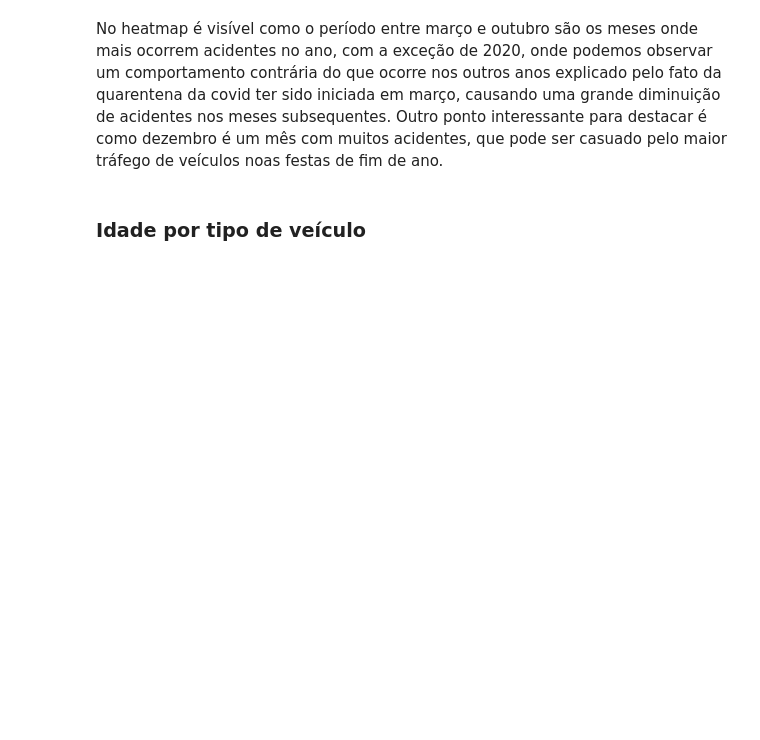
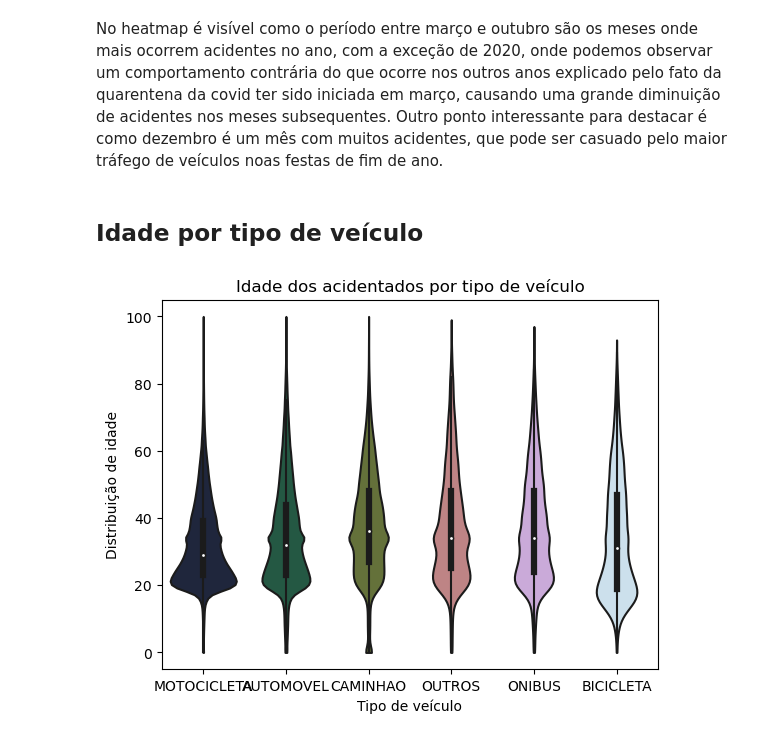
Before and after one commit to Enzzx/CityAccidentAnalysis, a Jupyter notebook: notebook/data-analysis.ipynb, the cells around one changed output. Saved outputs shown, nothing was run; the diff lists cells and outputs as text; code cells hidden in the pictures; blank space fills up the shorter version.

```diff
--- a/notebook/data-analysis.ipynb
+++ b/notebook/data-analysis.ipynb
@@ -136,8 +116,17 @@ plt.show()
 # %% [markdown]
 No heatmap é visível como o período entre março e outubro são os meses onde mais ocorrem acidentes no ano, com a exceção de 2020, onde podemos observar um comportamento contrária do que ocorre nos outros anos explicado pelo fato da quarentena da covid ter sido iniciada em março, causando uma grande diminuição de acidentes nos meses subsequentes. Outro ponto interessante para destacar é como dezembro é um mês com muitos acidentes, que pode ser casuado pelo maior tráfego de veículos noas festas de fim de ano.
 # %% [markdown]
-### Idade por tipo de veículo
+## Idade por tipo de veículo
 # %%
-df_pv = pd.merge(df_p, df_v, on="id_sinistro", how=inner)
+df_pv = pd.merge(dfp, dfv, on="id_sinistro", how="inner")
+df_pv = df_pv[(df_pv["tipo_veiculo"] != "NAO DISPONIVEL") & (df_pv["idade"] >= 0) & (df_pv["idade"] <= 100)]
 # %%
-sns.boxplot(data=df_pv, x="tipo_veiculo", y="idade")
+sns.violinplot(data=df_pv, x="tipo_veiculo", y="idade", cut=0, palette="cubehelix")
+
+plt.title("Idade dos acidentados por tipo de veículo")
+plt.xlabel("Tipo de veículo")
+plt.ylabel("Distribuição de idade")
+
+plt.show()
+# %% [output]
+[figure, added]
```
Also changed, not shown: parts of 13 cells of this notebook.
